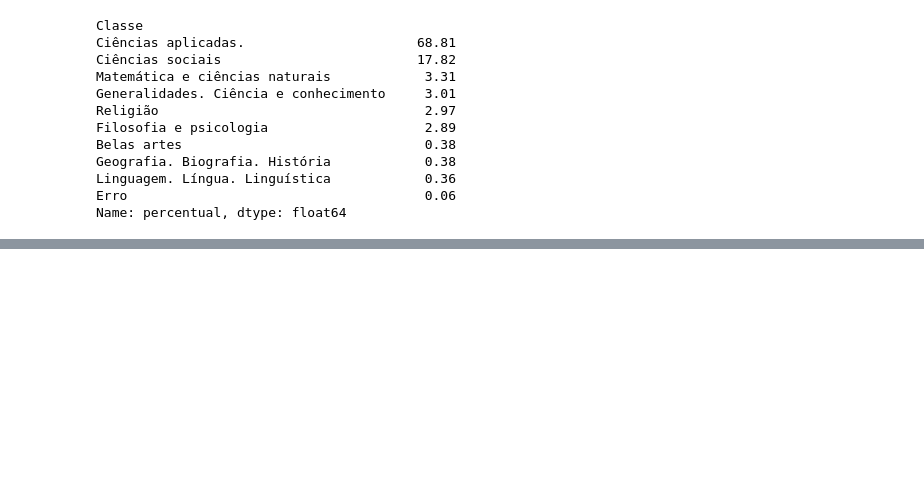
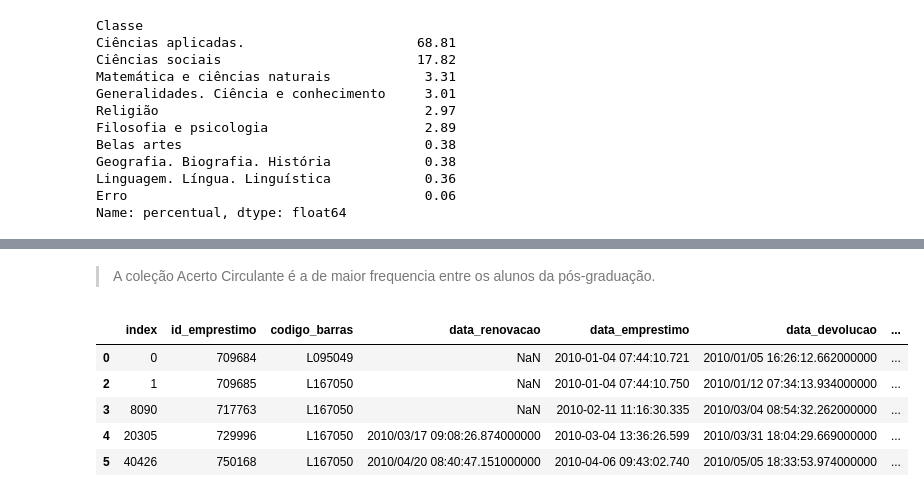
Before and after one commit to avellar1975/7DaysOfCode, a Jupyter notebook: 7DaysOfCode.ipynb, the cells around one changed output, grey strips where cells are left out. Saved outputs shown, nothing was run; the diff lists cells and outputs as text; code cells hidden in the pictures; blank space fills up the shorter version.

```diff
--- a/7DaysOfCode.ipynb
+++ b/7DaysOfCode.ipynb
@@ -668,0 +753,12 @@ Após geradas as tabelas, traga algumas das suas percepções para as análises
+# %% [markdown]
+> A coleção Acerto Circulante é a de maior frequencia entre os alunos da pós-graduação.
+# %%
+grad_circulante = graduacao.query("colecao == 'Acervo Circulante'")
+grad_circulante.head()
+# %% [output]
+|  | index | id_emprestimo | codigo_barras | data_renovacao | data_emprestimo | data_devolucao | ... |
+| 0 | 0 | 709684 | L095049 | NaN | 2010-01-04 07:44:10.721 | 2010/01/05 16:26:12.662000000 | ... |
+| 2 | 1 | 709685 | L167050 | NaN | 2010-01-04 07:44:10.750 | 2010/01/12 07:34:13.934000000 | ... |
+| 3 | 8090 | 717763 | L167050 | NaN | 2010-02-11 11:16:30.335 | 2010/03/04 08:54:32.262000000 | ... |
+| 4 | 20305 | 729996 | L167050 | 2010/03/17 09:08:26.874000000 | 2010-03-04 13:36:26.599 | 2010/03/31 18:04:29.669000000 | ... |
+| 5 | 40426 | 750168 | L167050 | 2010/04/20 08:40:47.151000000 | 2010-04-06 09:43:02.740 | 2010/05/05 18:33:53.974000000 | ... |
```
Also changed, not shown: parts of 22 cells of this notebook.
